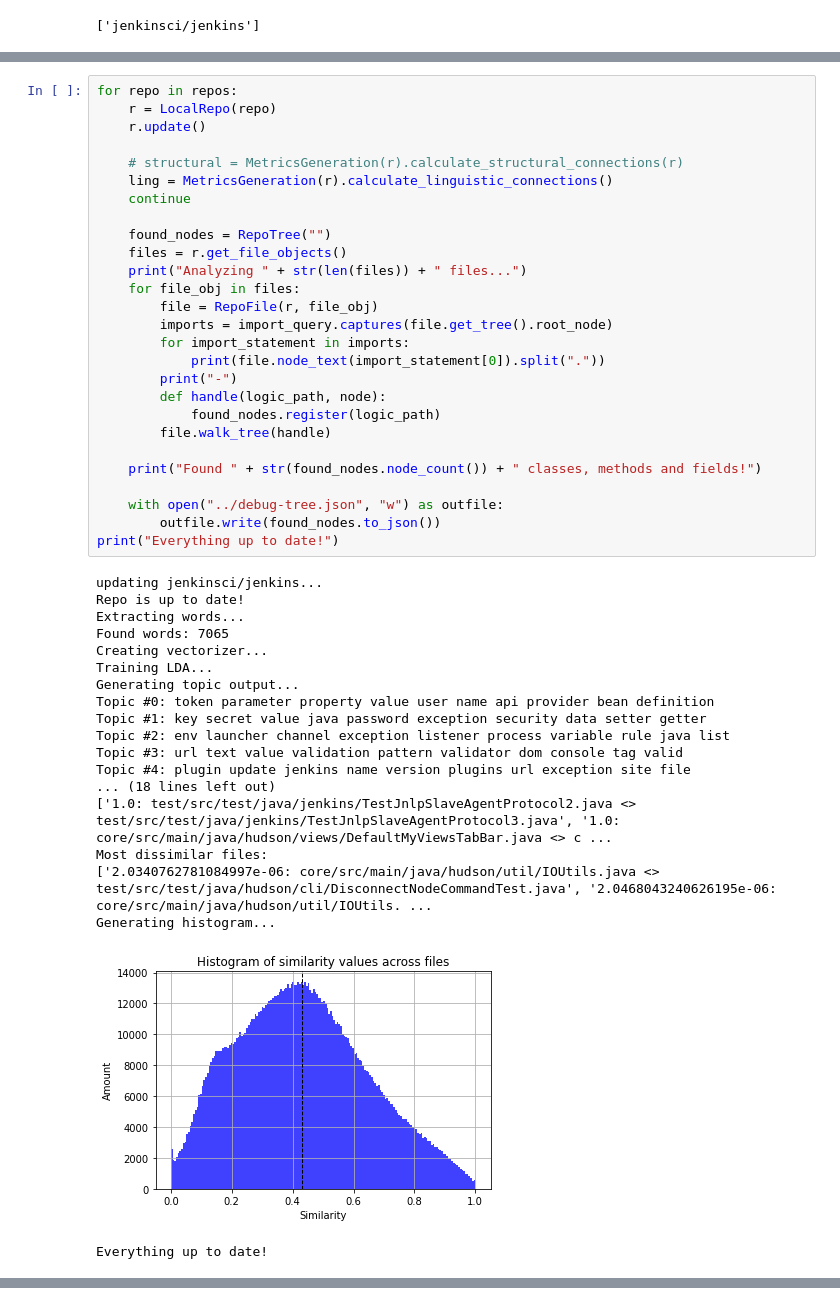
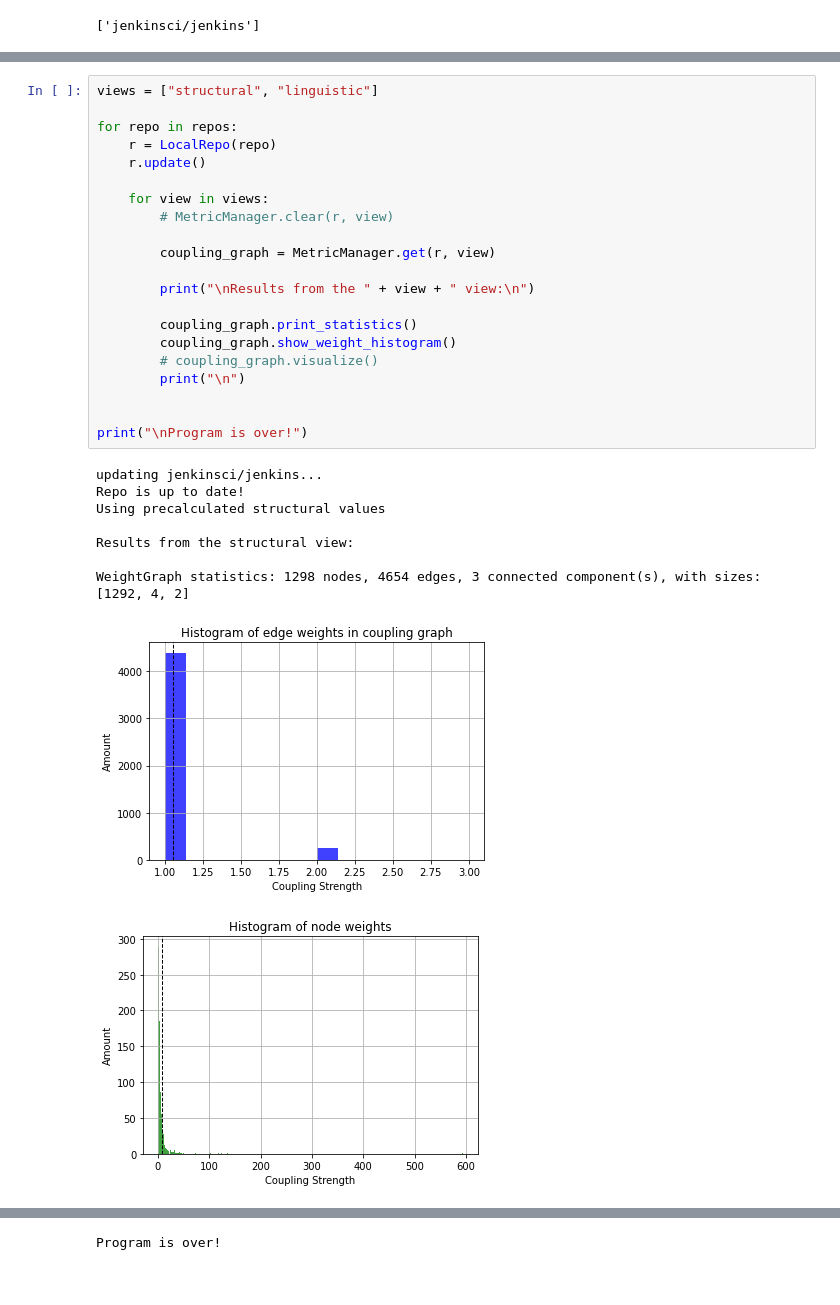
Before and after one commit to ErikBrendel/mvmm, a Jupyter notebook: _MAIN.ipynb, the cells around one changed output, grey strips where cells are left out. Drawn from its saved outputs; the diff is of its cells as text.

Commit message:
MetricManager to compare the views

```diff
--- a/_MAIN.ipynb
+++ b/_MAIN.ipynb
@@ -16,47 +11,31 @@ def import_node_to_list(node):
-# %%
-for repo in repos:
-    r = LocalRepo(repo)
-    r.update()
-
-    # structural = MetricsGeneration(r).calculate_structural_connections(r)
-    ling = MetricsGeneration(r).calculate_linguistic_connections()
-    continue
-
-    found_nodes = RepoTree("")
-    files = r.get_file_objects()
-    print("Analyzing " + str(len(files)) + " files...")
-    for file_obj in files:
-        file = RepoFile(r, file_obj)
-        imports = import_query.captures(file.get_tree().root_node)
-        for import_statement in imports:
-            print(file.node_text(import_statement[0]).split("."))
-        print("-")
-        def handle(logic_path, node):
-            found_nodes.register(logic_path)
-        file.walk_tree(handle)
-
-    print("Found " + str(found_nodes.node_count()) + " classes, methods and fields!")
-
-    with open("../debug-tree.json", "w") as outfile:
-        outfile.write(found_nodes.to_json())
-print("Everything up to date!")
-# %% [output]
-updating jenkinsci/jenkins...
-Repo is up to date!
-Extracting words...
-Found words: 7065
-Creating vectorizer...
-Training LDA...
-Generating topic output...
-Topic #0: token parameter property value user name api provider bean definition
-Topic #1: key secret value java password exception security data setter getter
-Topic #2: env launcher channel exception listener process variable rule java list
-Topic #3: url text value validation pattern validator dom console tag valid
-Topic #4: plugin update jenkins name version plugins url exception site file
-... (18 lines left out)
-['1.0: test/src/test/java/jenkins/TestJnlpSlaveAgentProtocol2.java <> test/src/test/java/jenkins/TestJnlpSlaveAgentProtocol3.java', '1.0: core/src/main/java/hudson/views/DefaultMyViewsTabBar.java <> c ...
-Most dissimilar files:
-['2.0340762781084997e-06: core/src/main/java/hudson/util/IOUtils.java <> test/src/test/java/hudson/cli/DisconnectNodeCommandTest.java', '2.0468043240626195e-06: core/src/main/java/hudson/util/IOUtils. ...
-Generating histogram...
-[figure, removed]
-Everything up to date!
+# %%
+views = ["structural", "linguistic"]
+
+for repo in repos:
+    r = LocalRepo(repo)
+    r.update()
+
+    for view in views:
+        # MetricManager.clear(r, view)
+
+        coupling_graph = MetricManager.get(r, view)
+
+        print("\nResults from the " + view + " view:\n")
+
+        coupling_graph.print_statistics()
+        coupling_graph.show_weight_histogram()
+        # coupling_graph.visualize()
+        print("\n")
+
+
+print("\nProgram is over!")
+# %% [output]
+updating jenkinsci/jenkins...
+Repo is up to date!
+Using precalculated structural values
+
+Results from the structural view:
+
+WeightGraph statistics: 1298 nodes, 4654 edges, 3 connected component(s), with sizes: [1292, 4, 2]
+[figure, added]
+[figure, added]
@@ -62,0 +49 @@ Everything up to date!
+Program is over!
```
Also changed, not shown: parts of 2 cells of this notebook, 2 other files.
